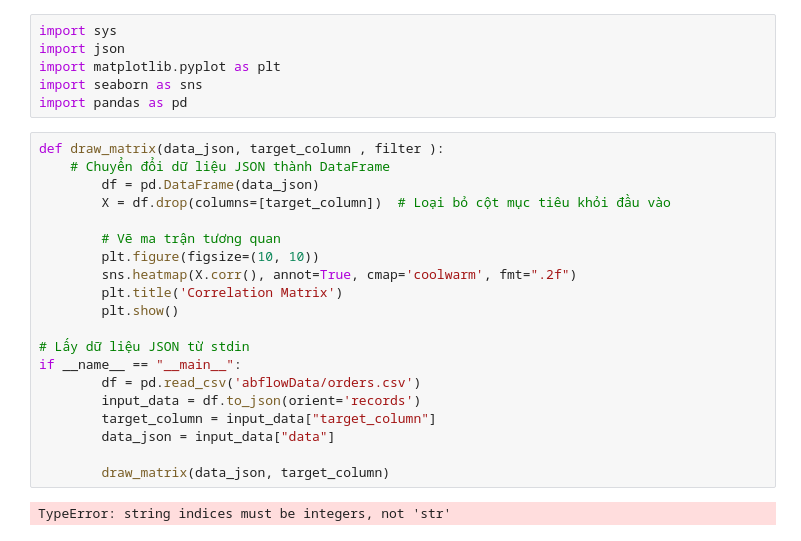
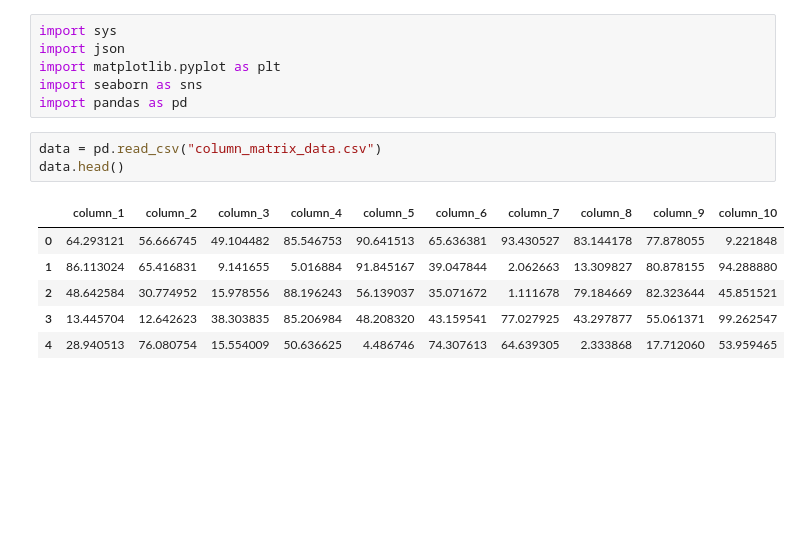
Before and after one commit to pot030321/Custom_Node_List, a Jupyter notebook: model/test.ipynb, the cells around one changed output. Saved outputs shown, nothing was run; the diff lists cells and outputs as text; blank space fills up the shorter version.

```diff
--- a/model/test.ipynb
+++ b/model/test.ipynb
@@ -4,25 +4,13 @@ import json
 import matplotlib.pyplot as plt
 import seaborn as sns
 import pandas as pd
-# %%
-def draw_matrix(data_json, target_column , filter ):
-    # Chuyển đổi dữ liệu JSON thành DataFrame
-		df = pd.DataFrame(data_json)
-		X = df.drop(columns=[target_column])  # Loại bỏ cột mục tiêu khỏi đầu vào
-
-		# Vẽ ma trận tương quan
-		plt.figure(figsize=(10, 10))
-		sns.heatmap(X.corr(), annot=True, cmap='coolwarm', fmt=".2f")
-		plt.title('Correlation Matrix')
-		plt.show()
-
-# Lấy dữ liệu JSON từ stdin
-if __name__ == "__main__":
-		df = pd.read_csv('abflowData/orders.csv')
-		input_data = df.to_json(orient='records')
-		target_column = input_data["target_column"]
-		data_json = input_data["data"]
-
-		draw_matrix(data_json, target_column)
-# %% [output]
-TypeError: string indices must be integers, not 'str'
+# %%
+data = pd.read_csv("column_matrix_data.csv")
+data.head()
+# %% [output]
+|  | column_1 | column_2 | column_3 | column_4 | column_5 | column_6 | column_7 | column_8 | column_9 | column_10 |
+| 0 | 64.293121 | 56.666745 | 49.104482 | 85.546753 | 90.641513 | 65.636381 | 93.430527 | 83.144178 | 77.878055 | 9.221848 |
+| 1 | 86.113024 | 65.416831 | 9.141655 | 5.016884 | 91.845167 | 39.047844 | 2.062663 | 13.309827 | 80.878155 | 94.288880 |
+| 2 | 48.642584 | 30.774952 | 15.978556 | 88.196243 | 56.139037 | 35.071672 | 1.111678 | 79.184669 | 82.323644 | 45.851521 |
+| 3 | 13.445704 | 12.642623 | 38.303835 | 85.206984 | 48.208320 | 43.159541 | 77.027925 | 43.297877 | 55.061371 | 99.262547 |
+| 4 | 28.940513 | 76.080754 | 15.554009 | 50.636625 | 4.486746 | 74.307613 | 64.639305 | 2.333868 | 17.712060 | 53.959465 |
```
Also changed, not shown: parts of 1 cell of this notebook, 14 other files.
